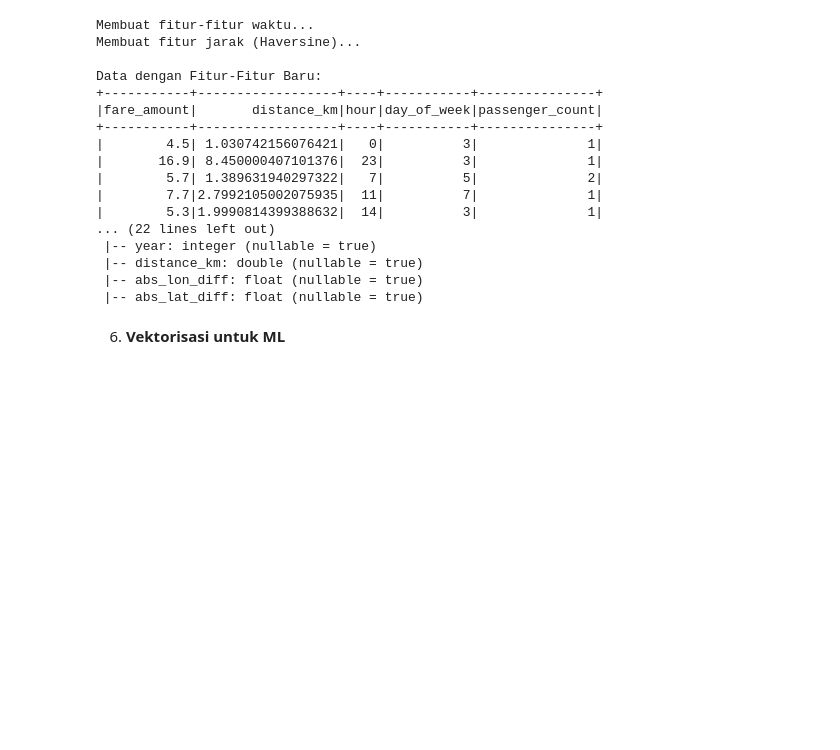
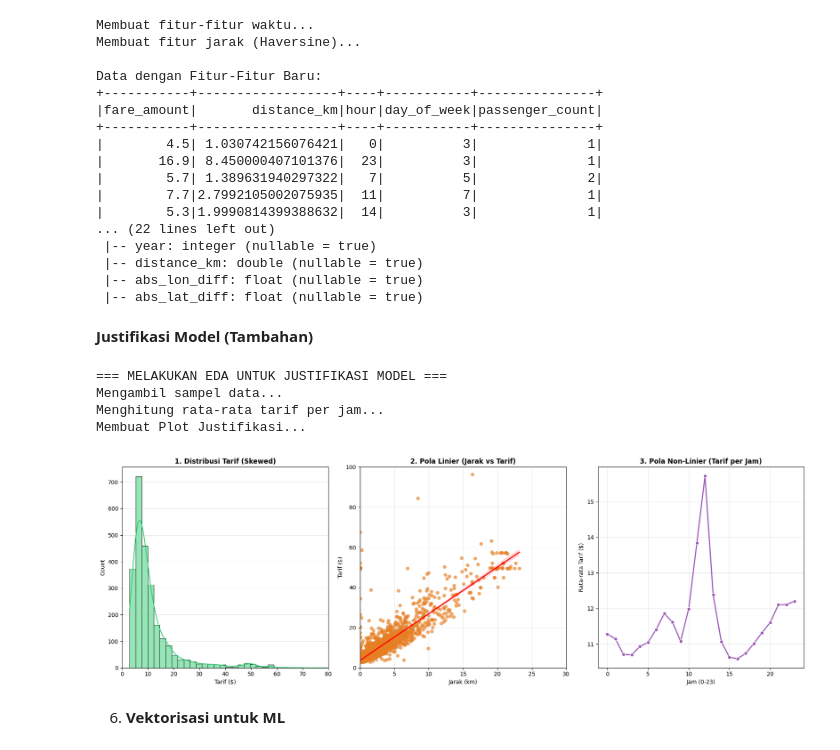
Before and after one commit to ArifbillahKamil/NYC-Taxi-Databases-Analysist, a Jupyter notebook: NYCTaxi.ipynb, the cells around one changed output. Saved outputs shown, nothing was run; the diff lists cells and outputs as text; code cells hidden in the pictures; blank space fills up the shorter version.

Commit message:
penambahan justifikasi model

```diff
--- a/NYCTaxi.ipynb
+++ b/NYCTaxi.ipynb
@@ -257,6 +257,62 @@ Data dengan Fitur-Fitur Baru:
  |-- distance_km: double (nullable = true)
  |-- abs_lon_diff: float (nullable = true)
  |-- abs_lat_diff: float (nullable = true)
+# %% [markdown]
+**Justifikasi Model (Tambahan)**
+# %%
+print("=== MELAKUKAN EDA UNTUK JUSTIFIKASI MODEL ===")
+
+# 1. Ambil Sampel Data (5%)
+print("Mengambil sampel data...")
+pdf_eda = df_py_features.sample(withReplacement=False, fraction=0.05, seed=42).toPandas()
+
+# 2. Siapkan Data Agregasi Waktu (Harga vs Jam)
+print("Menghitung rata-rata tarif per jam...")
+pdf_fare_hour = df_py_features.groupBy("hour") \
+    .agg(F.avg("fare_amount").alias("avg_fare")) \
+    .orderBy("hour") \
+    .toPandas()
+
+print("Membuat Plot Justifikasi...")
+plt.figure(figsize=(18, 6))
+
+# --- PLOT 1: Distribusi Data (Alasan Random Forest) ---
+plt.subplot(1, 3, 1)
+sns.histplot(pdf_eda['fare_amount'], bins=40, kde=True, color='#2ecc71')
+plt.title('1. Distribusi Tarif (Skewed)', fontsize=12, fontweight='bold')
+plt.xlabel('Tarif ($)')
+plt.xlim(0, 80)
+plt.grid(axis='y', alpha=0.3)
+
+# --- PLOT 2: Scatter Plot (Alasan Linear Regression) ---
+plt.subplot(1, 3, 2)
+sns.scatterplot(x='distance_km', y='fare_amount', data=pdf_eda, alpha=0.5, color='#e67e22')
+sns.regplot(x='distance_km', y='fare_amount', data=pdf_eda,
+            scatter_kws={'alpha':0.3, 'color':'#e67e22'},
+            line_kws={'color':'red', 'linewidth':2})
+plt.title('2. Pola Linier (Jarak vs Tarif)', fontsize=12, fontweight='bold')
+plt.xlabel('Jarak (km)')
+plt.ylabel('Tarif ($)')
+plt.xlim(0, 30)
+plt.ylim(0, 100)
+plt.grid(True, alpha=0.3)
+
+# --- PLOT 3: Pola Waktu (Alasan Random Forest) ---
+plt.subplot(1, 3, 3)
+sns.lineplot(x='hour', y='avg_fare', data=pdf_fare_hour, marker='o', color='#9b59b6', linewidth=2)
+plt.title('3. Pola Non-Linier (Tarif per Jam)', fontsize=12, fontweight='bold')
+plt.xlabel('Jam (0-23)')
+plt.ylabel('Rata-rata Tarif ($)')
+plt.grid(True, alpha=0.3)
+
+plt.tight_layout()
+plt.show()
+# %% [output]
+=== MELAKUKAN EDA UNTUK JUSTIFIKASI MODEL ===
+Mengambil sampel data...
+Menghitung rata-rata tarif per jam...
+Membuat Plot Justifikasi...
+[figure, added]
 # %% [markdown]
 6. **Vektorisasi untuk ML**
 # %%
```
Also changed, not shown: parts of 1 cell of this notebook.
